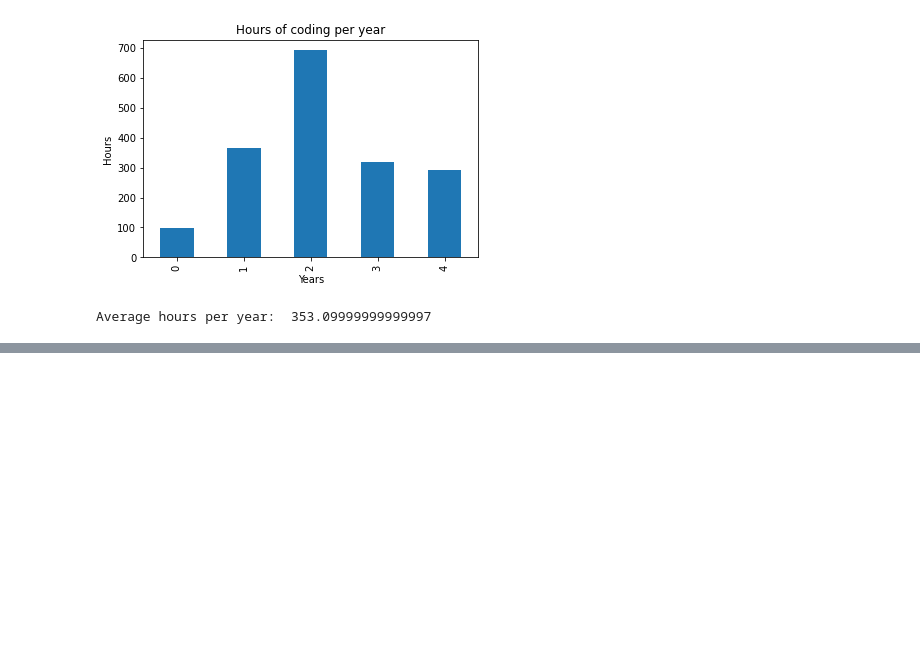
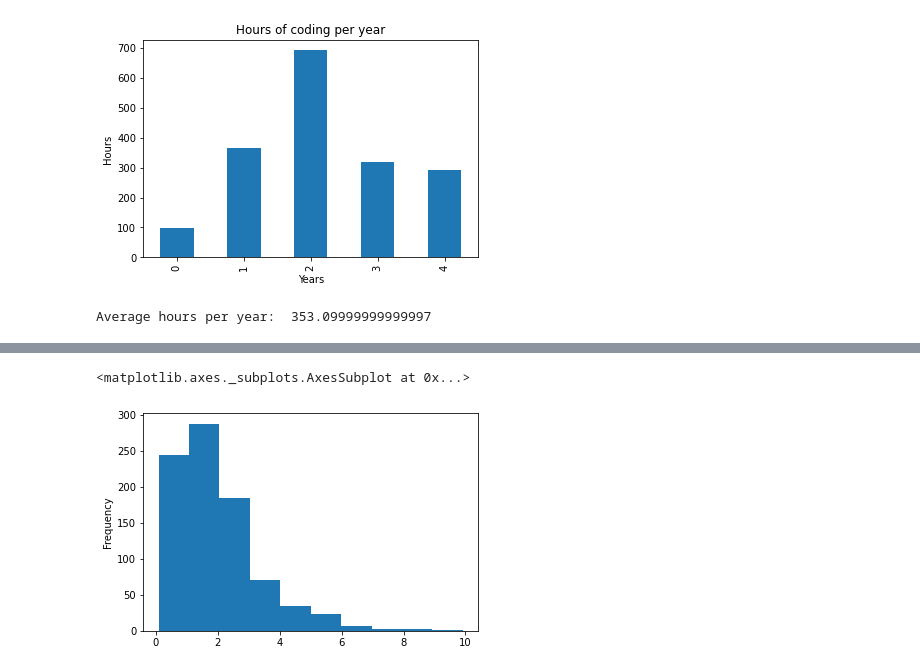
Before and after one commit to dfreeman500/10000-Hours, a Jupyter notebook: 10000Hours.ipynb, the cells around one changed output, grey strips where cells are left out. Cells and saved outputs as stored; diff of their text form; code cells hidden in the pictures; blank space fills up the shorter version.

```diff
--- a/10000Hours.ipynb
+++ b/10000Hours.ipynb
@@ -79,0 +75,8 @@ fig1.show()
+# %%
+#Frequency of Hours/day - leaves out aggregated hours at start of spreadsheet
+z = coding_times_df[coding_times_df["HOURS"].between(0,24)]
+#df[df['points'].between(2, 5)].hist()
+z["HOURS"].plot.hist()
+# %% [output]
+<matplotlib.axes._subplots.AxesSubplot at 0x...>
+[figure, added]
```
Also changed, not shown: parts of 1 cell of this notebook.
